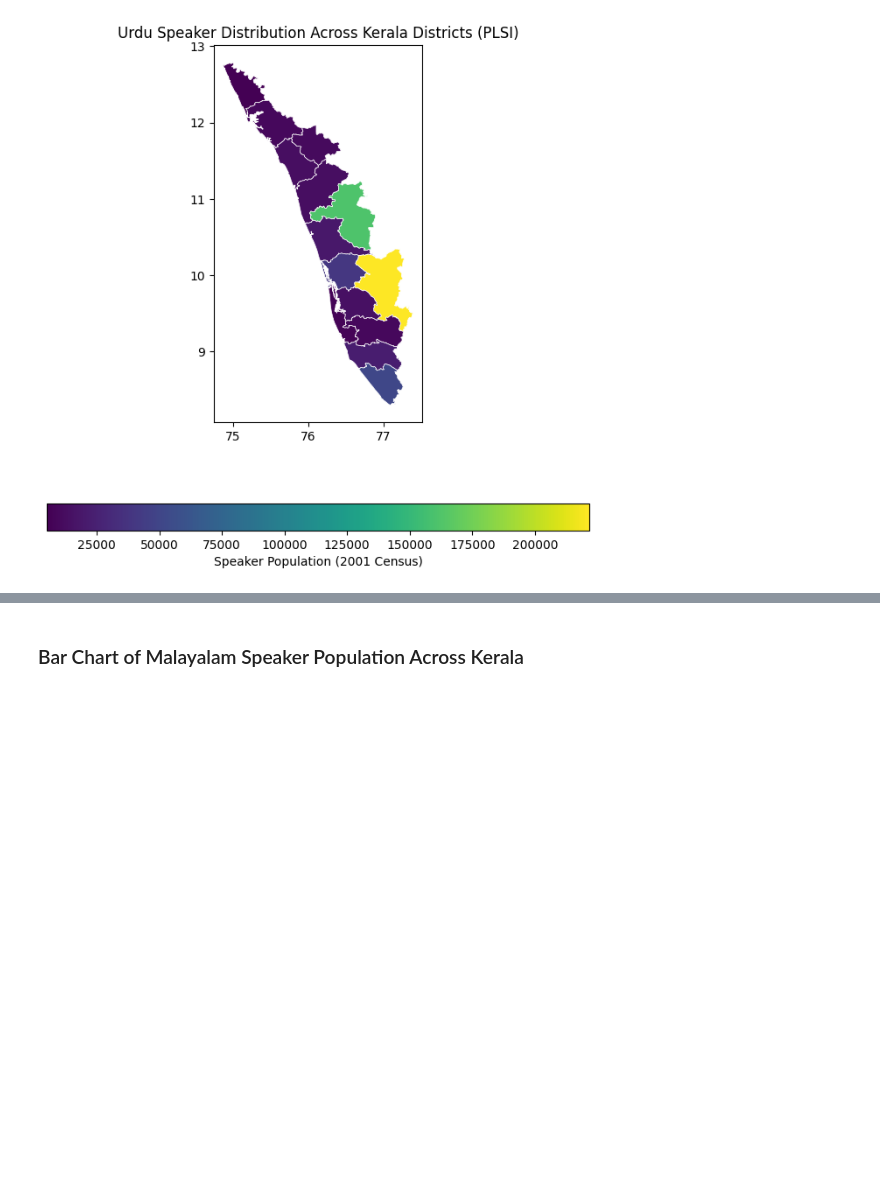
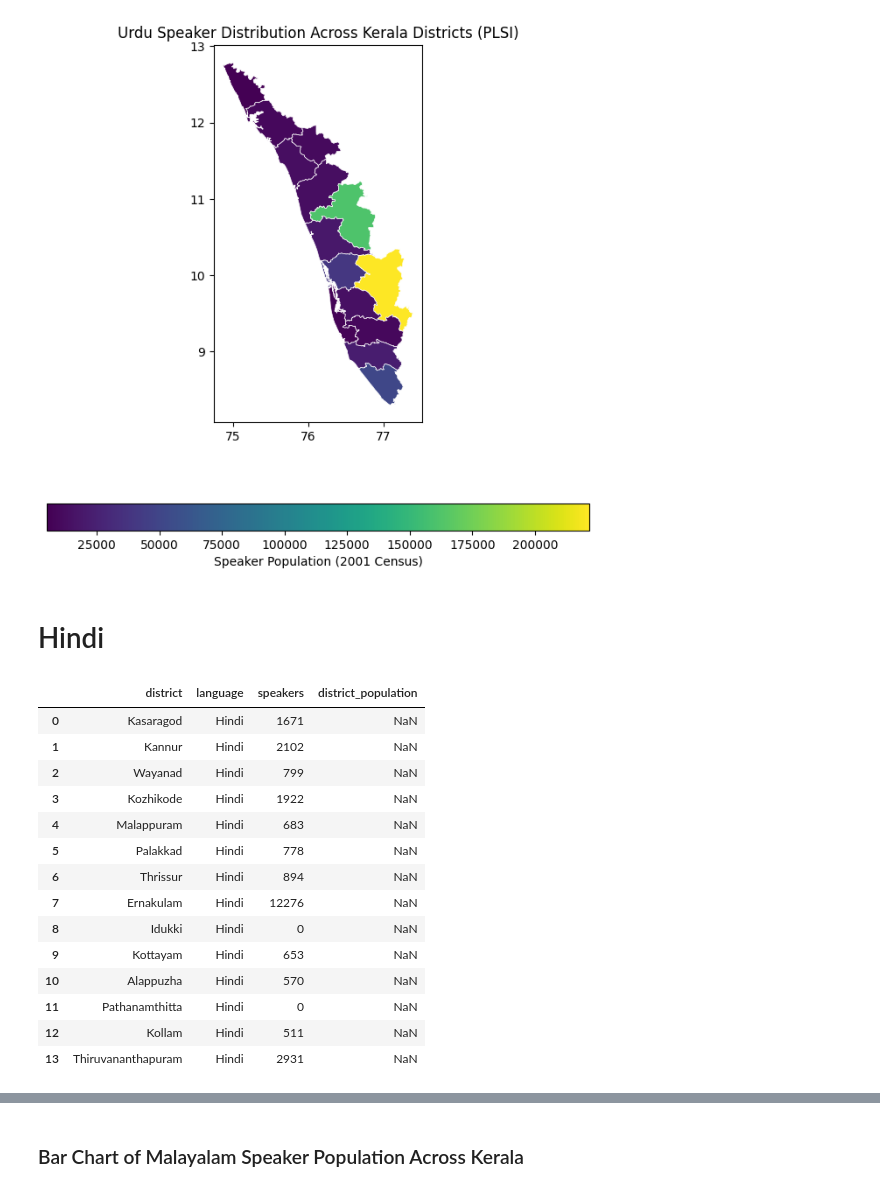
Before and after one commit to squishridyvi/Geographical-Distribution-Mapping-of-Dravidian-Languages-, a Jupyter notebook: Geographical Distribution of Dravidian Languages.ipynb, the cells around one changed output, grey strips where cells are left out. Drawn from its saved outputs; the diff is of its cells as text; code cells hidden in the pictures; blank space fills up the shorter version.

```diff
--- a/Geographical Distribution of Dravidian Languages.ipynb
+++ b/Geographical Distribution of Dravidian Languages.ipynb
@@ -1599,3 +1599,24 @@ ax.set_title(
 );
 # %% [output]
 [figure]
+# %% [markdown]
+# Hindi
+# %%
+hindi_dist_kerala_plsi_df = pd.read_csv("hindi_perc_district_mapping_2001_plsi.csv")
+hindi_dist_kerala_plsi_df
+# %% [output]
+|  | district | language | speakers | district_population |
+| 0 | Kasaragod | Hindi | 1671 | NaN |
+| 1 | Kannur | Hindi | 2102 | NaN |
+| 2 | Wayanad | Hindi | 799 | NaN |
+| 3 | Kozhikode | Hindi | 1922 | NaN |
+| 4 | Malappuram | Hindi | 683 | NaN |
+| 5 | Palakkad | Hindi | 778 | NaN |
+| 6 | Thrissur | Hindi | 894 | NaN |
+| 7 | Ernakulam | Hindi | 12276 | NaN |
+| 8 | Idukki | Hindi | 0 | NaN |
+| 9 | Kottayam | Hindi | 653 | NaN |
+| 10 | Alappuzha | Hindi | 570 | NaN |
+| 11 | Pathanamthitta | Hindi | 0 | NaN |
+| 12 | Kollam | Hindi | 511 | NaN |
+| 13 | Thiruvananthapuram | Hindi | 2931 | NaN |
```
Also changed, not shown: parts of 6 cells of this notebook.
